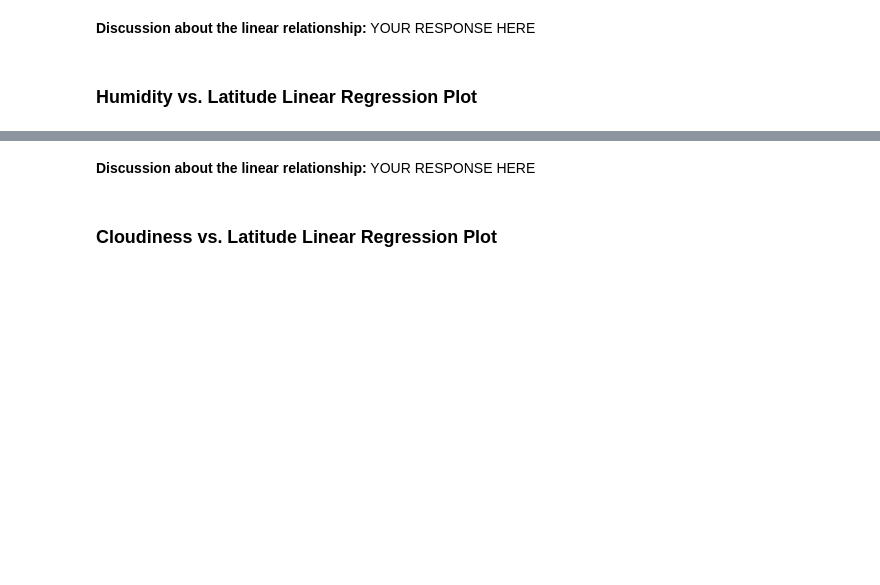
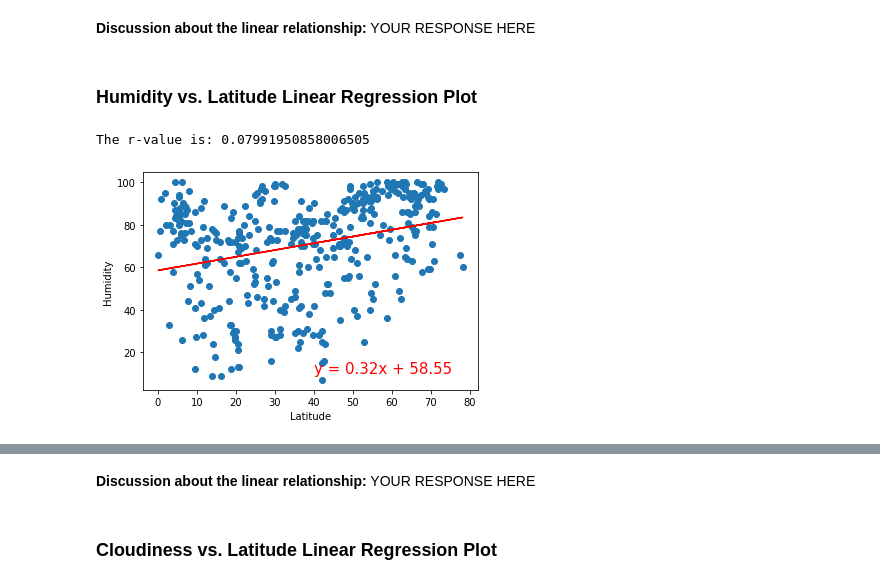
Before and after one commit to maderamel/python-api-challenge, a Jupyter notebook: WeatherPy.ipynb, the cells around one changed output, grey strips where cells are left out. Cells and saved outputs as stored; diff of their text form; code cells hidden in the pictures; blank space fills up the shorter version.

```diff
--- a/WeatherPy.ipynb
+++ b/WeatherPy.ipynb
@@ -340,0 +344,6 @@ The r-value is : -0.8747924727539343
+# %%
+# Northern Hemisphere
+plot_linear_regression(northern_hemi_df["Lat"], northern_hemi_df["Humidity"], "Humidity", (40,10))
+# %% [output]
+The r-value is: 0.07991950858006505
+[figure, added]
```
Also changed, not shown: parts of 25 cells of this notebook, 5 other files.
